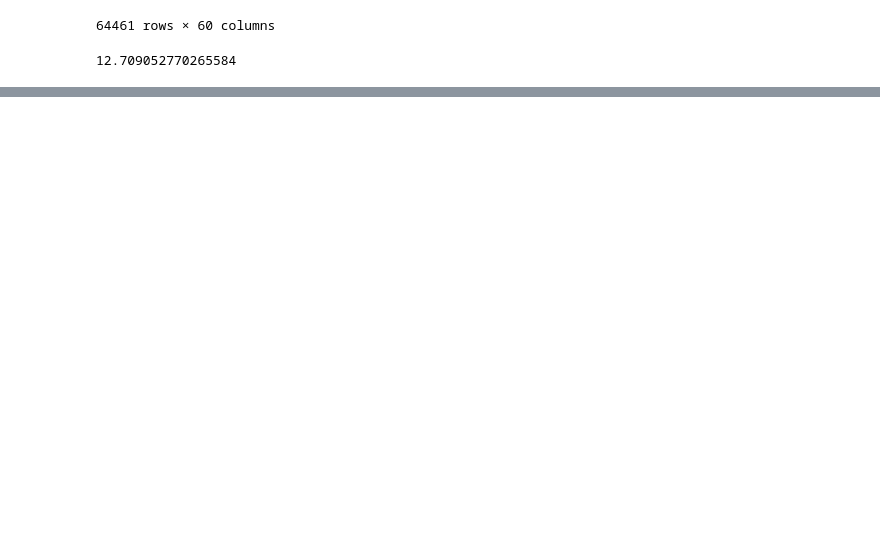
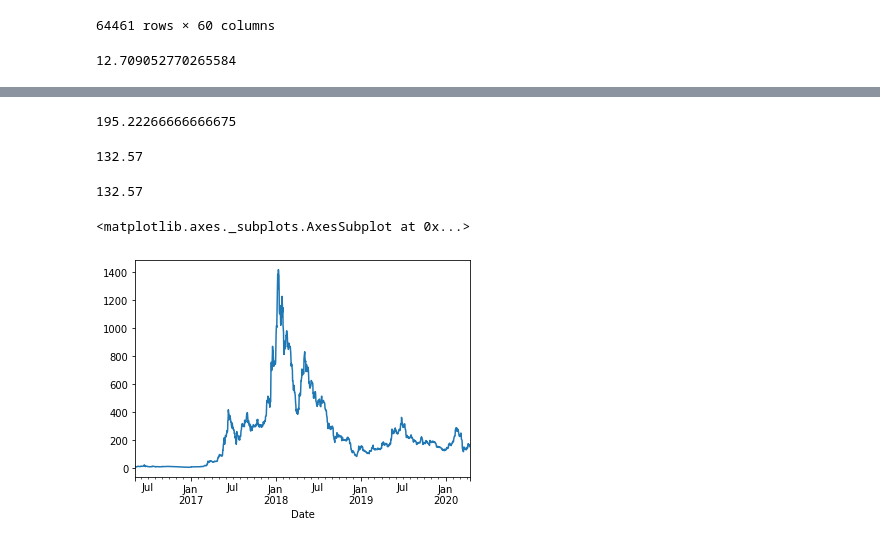
Before and after one commit to yonycherkos/data_analysis, a Jupyter notebook: pandas/Pandas Tutorials.ipynb, the cells around one changed output, grey strips where cells are left out. Drawn from its saved outputs; the diff is of its cells as text; code cells hidden in the pictures; blank space fills up the shorter version.

Commit message:
10. Working with Dates and Time Series Data

```diff
--- a/pandas/Pandas Tutorials.ipynb
+++ b/pandas/Pandas Tutorials.ipynb
@@ -626,0 +644,2 @@ df["YearsCode"].astype(float).mean()
+# %%
+df["Date"] = pd.to_datetime(df["Date"], format="%Y-%m-%d %H:%M:%S")
@@ -626,0 +665,3 @@ df["YearsCode"].astype(float).mean()
+# %%
+df["DayOfWeek"] = df["Date"].dt.day_name()
+df
@@ -626,0 +711,2 @@ df["YearsCode"].astype(float).mean()
+# %%
+df.set_index("Date", inplace=True)
@@ -626,0 +730,13 @@ df["YearsCode"].astype(float).mean()
+# %%
+df.loc["2020-02": "2020-01"]["Close"].mean()
+# %% [output]
+195.22266666666675
+# %%
+df.loc["2020-01-01"]["High"].max()
+# %% [output]
+132.57
+# %%
+highs = df["High"].resample("D").max()
+highs["2020-01-01"]
+# %% [output]
+132.57
@@ -626,0 +745,5 @@ df["YearsCode"].astype(float).mean()
+# %%
+highs.plot()
+# %% [output]
+<matplotlib.axes._subplots.AxesSubplot at 0x...>
+[figure, added]
```
Also changed, not shown: parts of 24 cells of this notebook, 1 other file.
